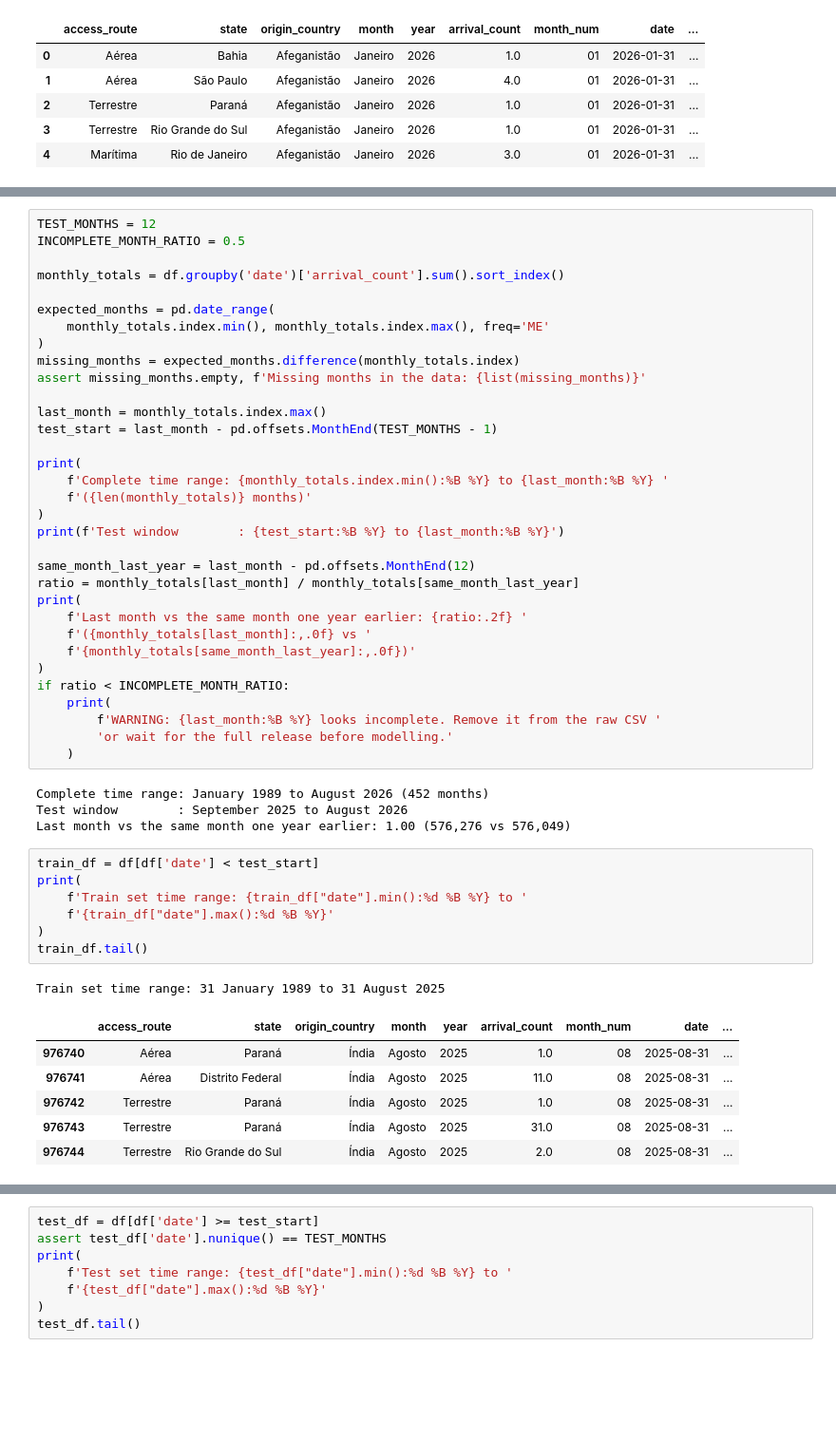
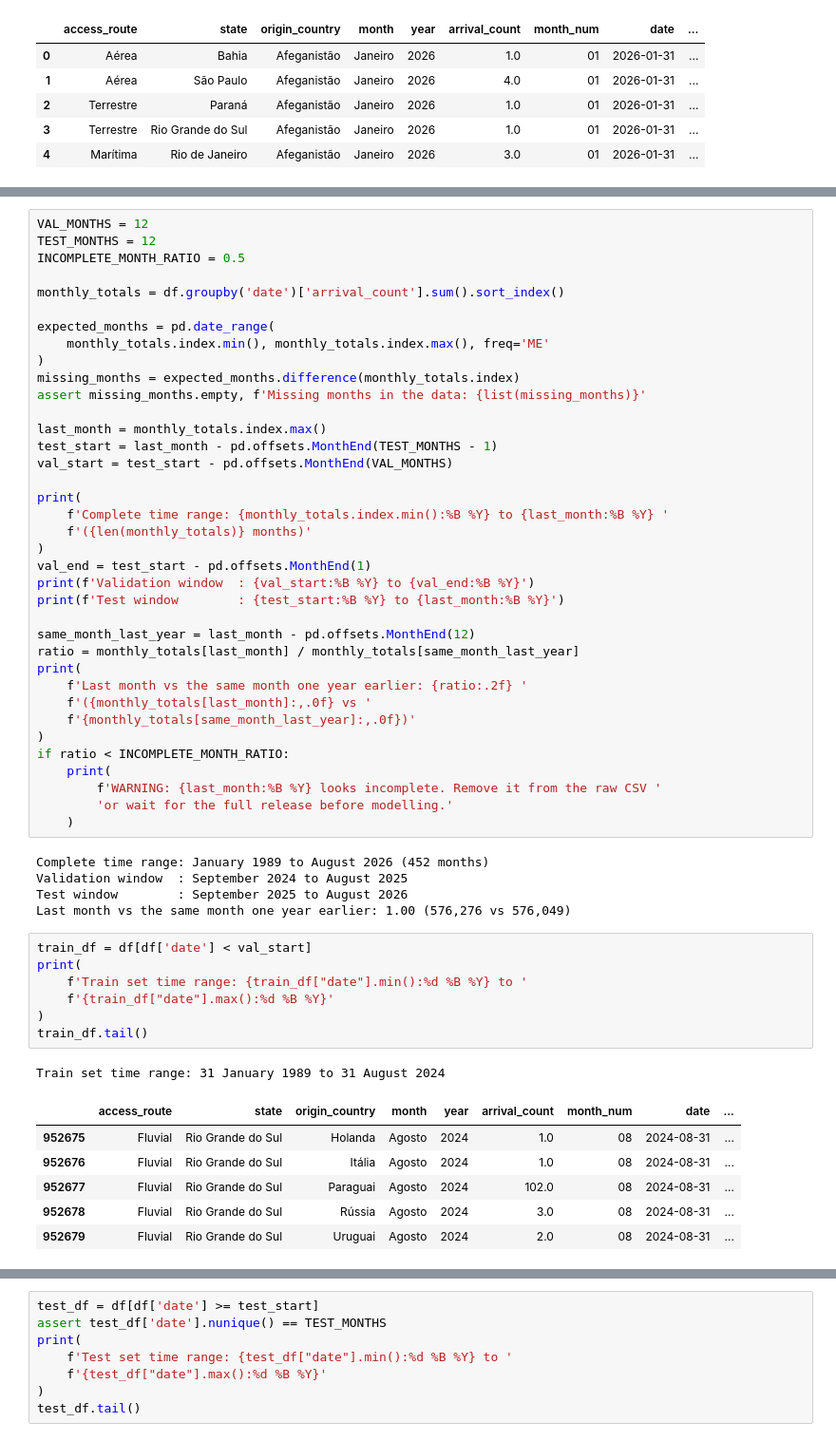
Before and after one commit to Gbrlmoraes/brazil_tourism_forecasting_benchmark, a Jupyter notebook: notebooks/2_train_test_split.ipynb, the cells around one changed output, grey strips where cells are left out. Shown at 95% size. Cells and saved outputs as stored; diff of their text form; blank space fills up the shorter version.

```diff
--- a/notebooks/2_train_test_split.ipynb
+++ b/notebooks/2_train_test_split.ipynb
@@ -36,6 +46,7 @@ Two checks guard the split:
   is below 50% of the same month one year earlier, it is probably incomplete, and a warning
   is printed. Remove that month's rows (or wait for the full release) before modelling.
 # %%
+VAL_MONTHS = 12
 TEST_MONTHS = 12
 INCOMPLETE_MONTH_RATIO = 0.5
 
@@ -49,11 +60,14 @@ assert missing_months.empty, f'Missing months in the data: {list(missing_months)
 
 last_month = monthly_totals.index.max()
 test_start = last_month - pd.offsets.MonthEnd(TEST_MONTHS - 1)
+val_start = test_start - pd.offsets.MonthEnd(VAL_MONTHS)
 
 print(
     f'Complete time range: {monthly_totals.index.min():%B %Y} to {last_month:%B %Y} '
     f'({len(monthly_totals)} months)'
 )
+val_end = test_start - pd.offsets.MonthEnd(1)
+print(f'Validation window  : {val_start:%B %Y} to {val_end:%B %Y}')
 print(f'Test window        : {test_start:%B %Y} to {last_month:%B %Y}')
 
 same_month_last_year = last_month - pd.offsets.MonthEnd(12)
@@ -70,20 +84,21 @@ if ratio < INCOMPLETE_MONTH_RATIO:
     )
 # %% [output]
 Complete time range: January 1989 to August 2026 (452 months)
+Validation window  : September 2024 to August 2025
 Test window        : September 2025 to August 2026
 Last month vs the same month one year earlier: 1.00 (576,276 vs 576,049)
 # %%
-train_df = df[df['date'] < test_start]
+train_df = df[df['date'] < val_start]
 print(
     f'Train set time range: {train_df["date"].min():%d %B %Y} to '
     f'{train_df["date"].max():%d %B %Y}'
 )
 train_df.tail()
 # %% [output]
-Train set time range: 31 January 1989 to 31 August 2025
+Train set time range: 31 January 1989 to 31 August 2024
 |  | access_route | state | origin_country | month | year | arrival_count | month_num | date | ... |
-| 976740 | Aérea | Paraná | Índia | Agosto | 2025 | 1.0 | 08 | 2025-08-31 | ... |
-| 976741 | Aérea | Distrito Federal | Índia | Agosto | 2025 | 11.0 | 08 | 2025-08-31 | ... |
-| 976742 | Terrestre | Paraná | Índia | Agosto | 2025 | 1.0 | 08 | 2025-08-31 | ... |
-| 976743 | Terrestre | Paraná | Índia | Agosto | 2025 | 31.0 | 08 | 2025-08-31 | ... |
-| 976744 | Terrestre | Rio Grande do Sul | Índia | Agosto | 2025 | 2.0 | 08 | 2025-08-31 | ... |
+| 952675 | Fluvial | Rio Grande do Sul | Holanda | Agosto | 2024 | 1.0 | 08 | 2024-08-31 | ... |
+| 952676 | Fluvial | Rio Grande do Sul | Itália | Agosto | 2024 | 1.0 | 08 | 2024-08-31 | ... |
+| 952677 | Fluvial | Rio Grande do Sul | Paraguai | Agosto | 2024 | 102.0 | 08 | 2024-08-31 | ... |
+| 952678 | Fluvial | Rio Grande do Sul | Rússia | Agosto | 2024 | 3.0 | 08 | 2024-08-31 | ... |
+| 952679 | Fluvial | Rio Grande do Sul | Uruguai | Agosto | 2024 | 2.0 | 08 | 2024-08-31 | ... |
```
Also changed, not shown: parts of 4 cells of this notebook, 8 other files.
